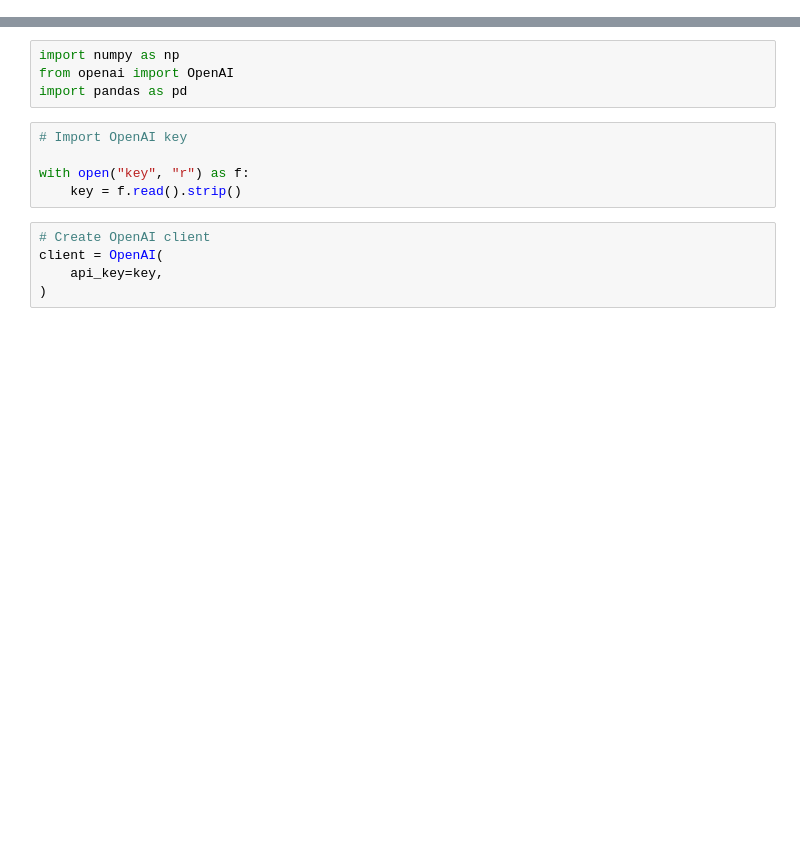
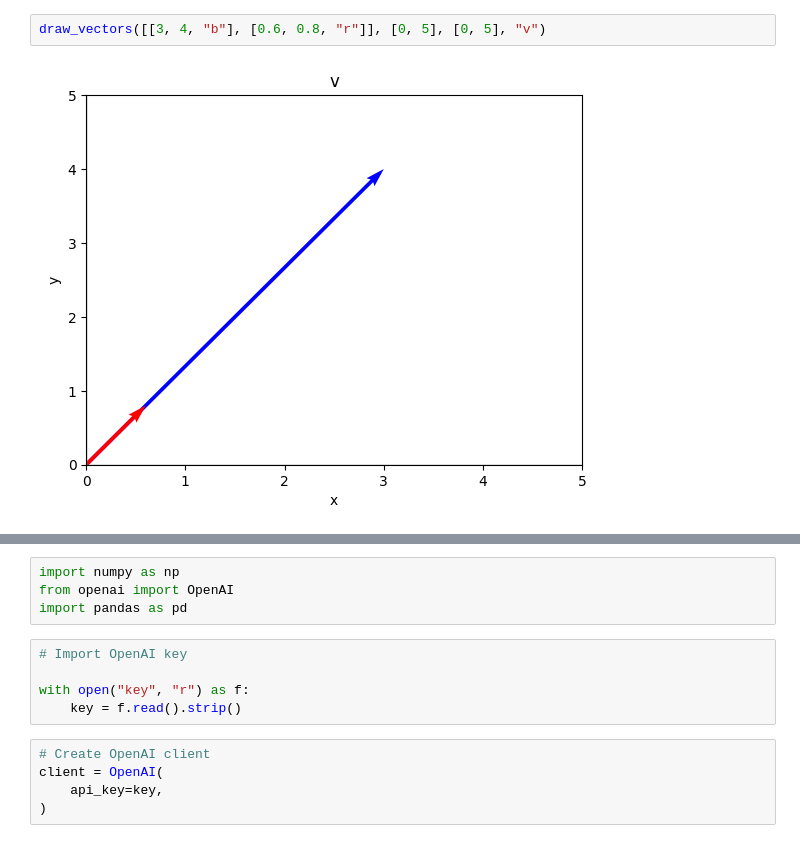
Before and after one commit to akornfellner/GAA_Embeddings, a Jupyter notebook: Embedding.ipynb, the cells around one changed output, grey strips where cells are left out. Cells and saved outputs as stored; diff of their text form; blank space fills up the shorter version.

```diff
--- a/Embedding.ipynb
+++ b/Embedding.ipynb
@@ -0,0 +38,4 @@
+# %%
+draw_vectors([[3, 4, "b"], [0.6, 0.8, "r"]], [0, 5], [0, 5], "v")
+# %% [output]
+[figure, added]
```
Also changed, not shown: parts of 13 cells of this notebook, 4 other files.
